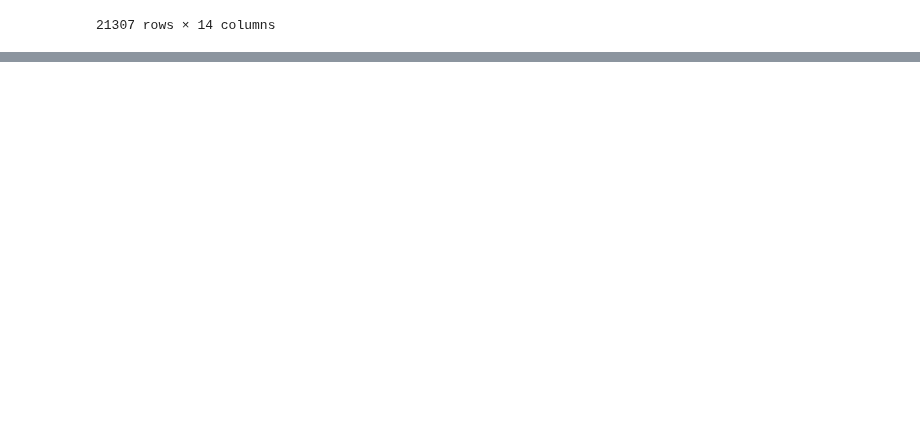
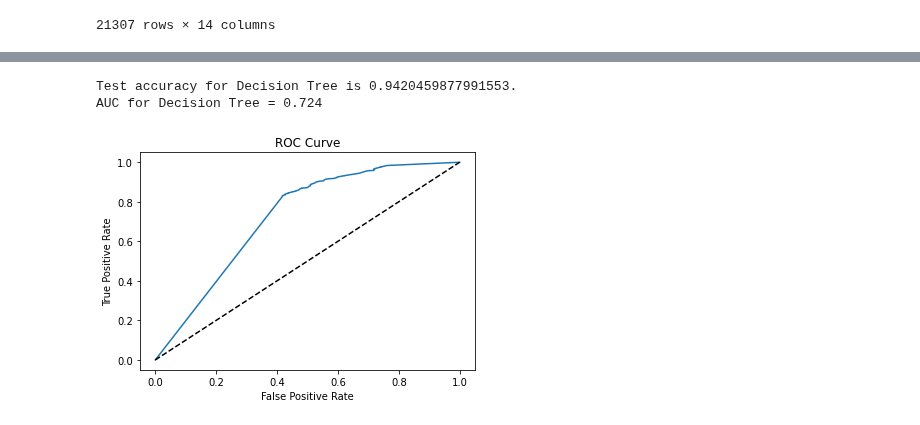
Before and after one commit to ceciliastern/ds_term_project, a Jupyter notebook: Model (Snapshot) - Happiness Dataset.ipynb, the cells around one changed output, grey strips where cells are left out. Drawn from its saved outputs; the diff is of its cells as text; code cells hidden in the pictures; blank space fills up the shorter version.

```diff
--- a/Model (Snapshot) - Happiness Dataset.ipynb
+++ b/Model (Snapshot) - Happiness Dataset.ipynb
@@ -319,0 +392,10 @@ df
+# %%
+from sklearn.tree import DecisionTreeClassifier
+
+dt_model = DecisionTreeClassifier()
+runModel(dt_model, x_train[predictors], x_train[target],
+         x_test[predictors], x_test[target], "Decision Tree")
+# %% [output]
+Test accuracy for Decision Tree is 0.9420459877991553.
+AUC for Decision Tree = 0.724
+[figure, added]
```
Also changed, not shown: parts of 6 cells of this notebook.
